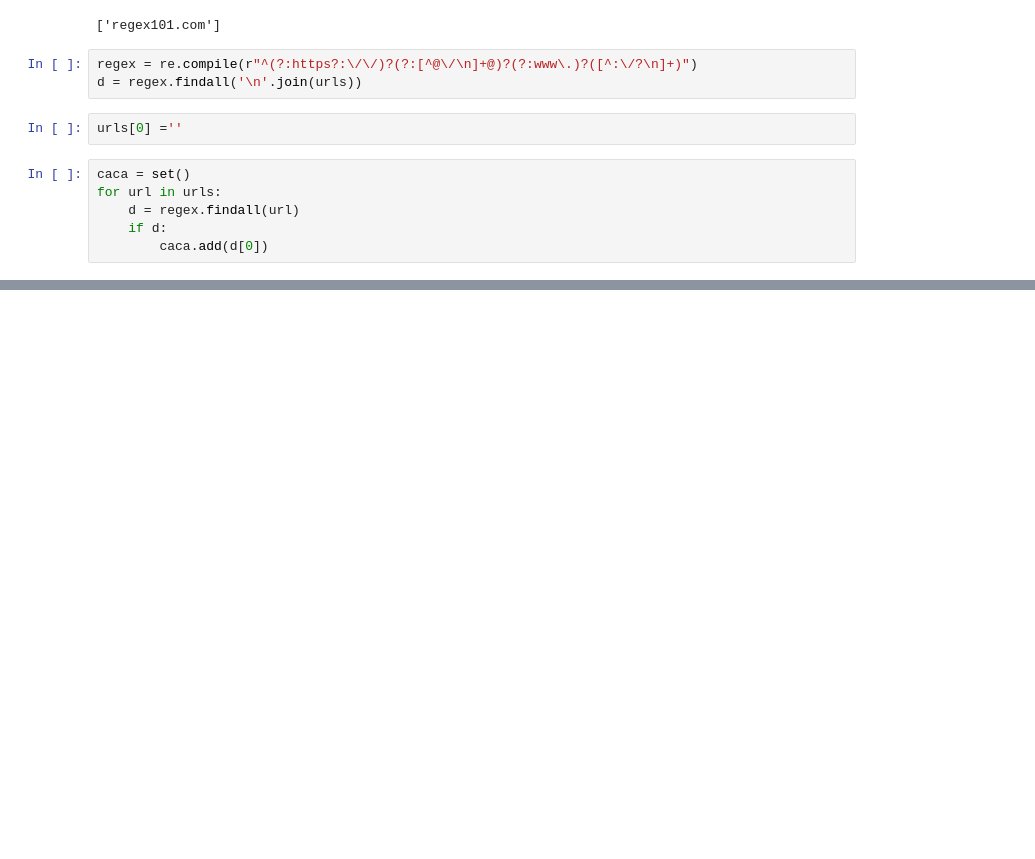
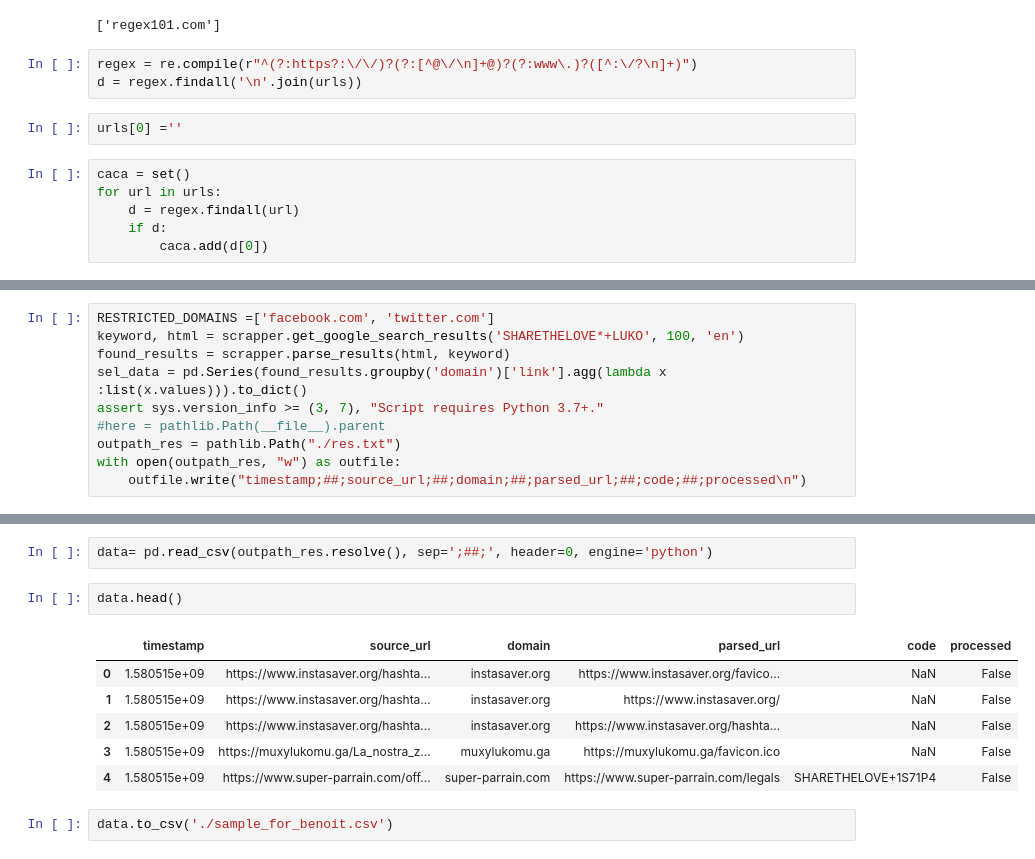
Before and after one commit to RavimoShark/luko_scrapper, a Jupyter notebook: Untitled.ipynb, the cells around one changed output, grey strips where cells are left out. Drawn from its saved outputs; the diff is of its cells as text; blank space fills up the shorter version.

```diff
--- a/Untitled.ipynb
+++ b/Untitled.ipynb
@@ -185,0 +167,10 @@ array(['https://www.1parrainage.com/offre_parrainage_Luko.php',
+# %%
+RESTRICTED_DOMAINS =['facebook.com', 'twitter.com']
+keyword, html = scrapper.get_google_search_results('SHARETHELOVE*+LUKO', 100, 'en')
+found_results = scrapper.parse_results(html, keyword)
+sel_data = pd.Series(found_results.groupby('domain')['link'].agg(lambda x :list(x.values))).to_dict()
+assert sys.version_info >= (3, 7), "Script requires Python 3.7+."
+#here = pathlib.Path(__file__).parent
+outpath_res = pathlib.Path("./res.txt")
+with open(outpath_res, "w") as outfile:
+    outfile.write("timestamp;##;source_url;##;domain;##;parsed_url;##;code;##;processed\n")
@@ -185,0 +263,13 @@ array(['https://www.1parrainage.com/offre_parrainage_Luko.php',
+# %%
+data= pd.read_csv(outpath_res.resolve(), sep=';##;', header=0, engine='python')
+# %%
+data.head()
+# %% [output]
+|  | timestamp | source_url | domain | parsed_url | code | processed |
+| 0 | 1.580515e+09 | https://www.instasaver.org/hashta... | instasaver.org | https://www.instasaver.org/favico... | NaN | False |
+| 1 | 1.580515e+09 | https://www.instasaver.org/hashta... | instasaver.org | https://www.instasaver.org/ | NaN | False |
+| 2 | 1.580515e+09 | https://www.instasaver.org/hashta... | instasaver.org | https://www.instasaver.org/hashta... | NaN | False |
+| 3 | 1.580515e+09 | https://muxylukomu.ga/La_nostra_z... | muxylukomu.ga | https://muxylukomu.ga/favicon.ico | NaN | False |
+| 4 | 1.580515e+09 | https://www.super-parrain.com/off... | super-parrain.com | https://www.super-parrain.com/legals | SHARETHELOVE+1S71P4 | False |
+# %%
+data.to_csv('./sample_for_benoit.csv')
```
Also changed, not shown: parts of 13 cells of this notebook, 1 other file.
